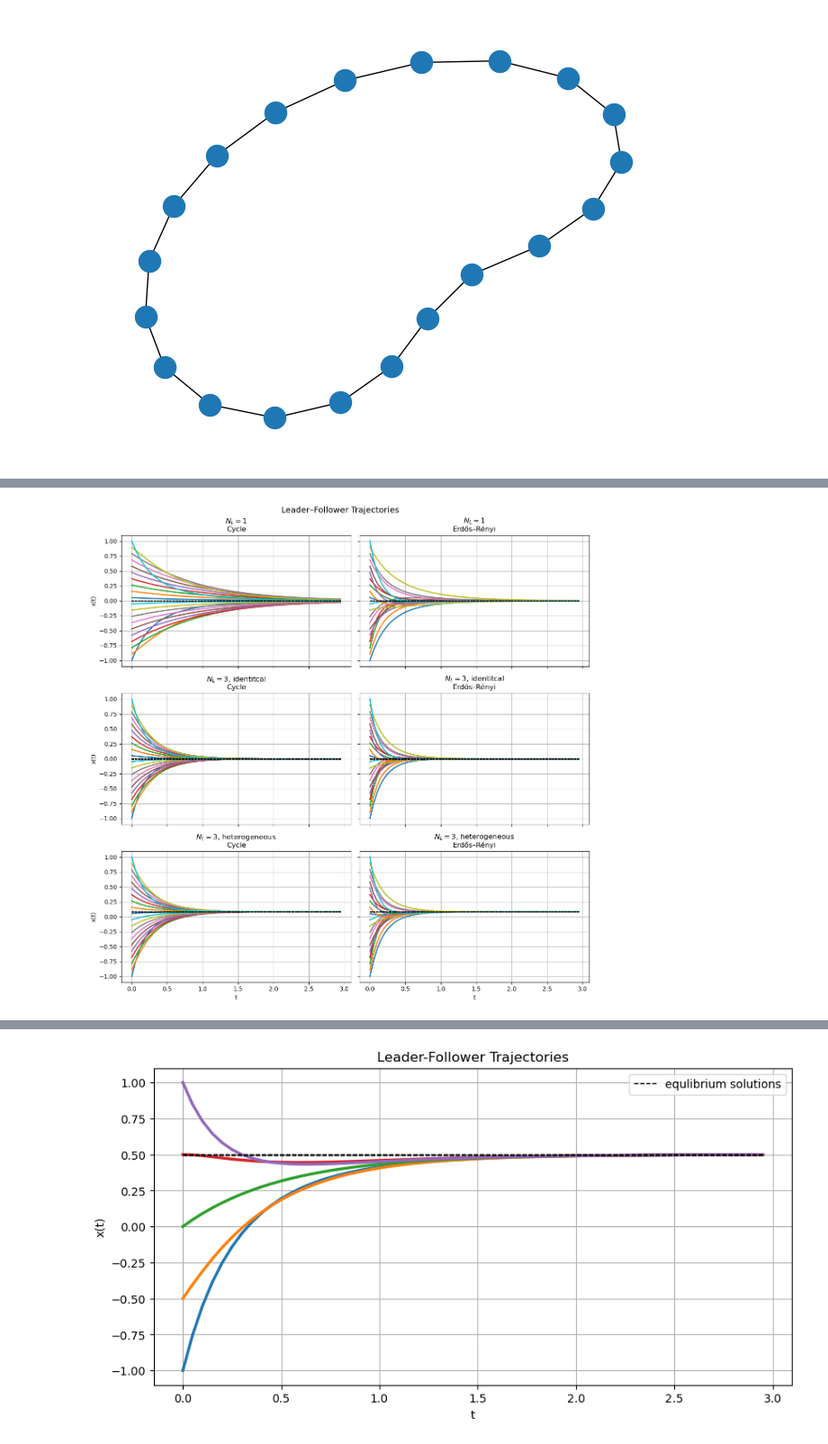
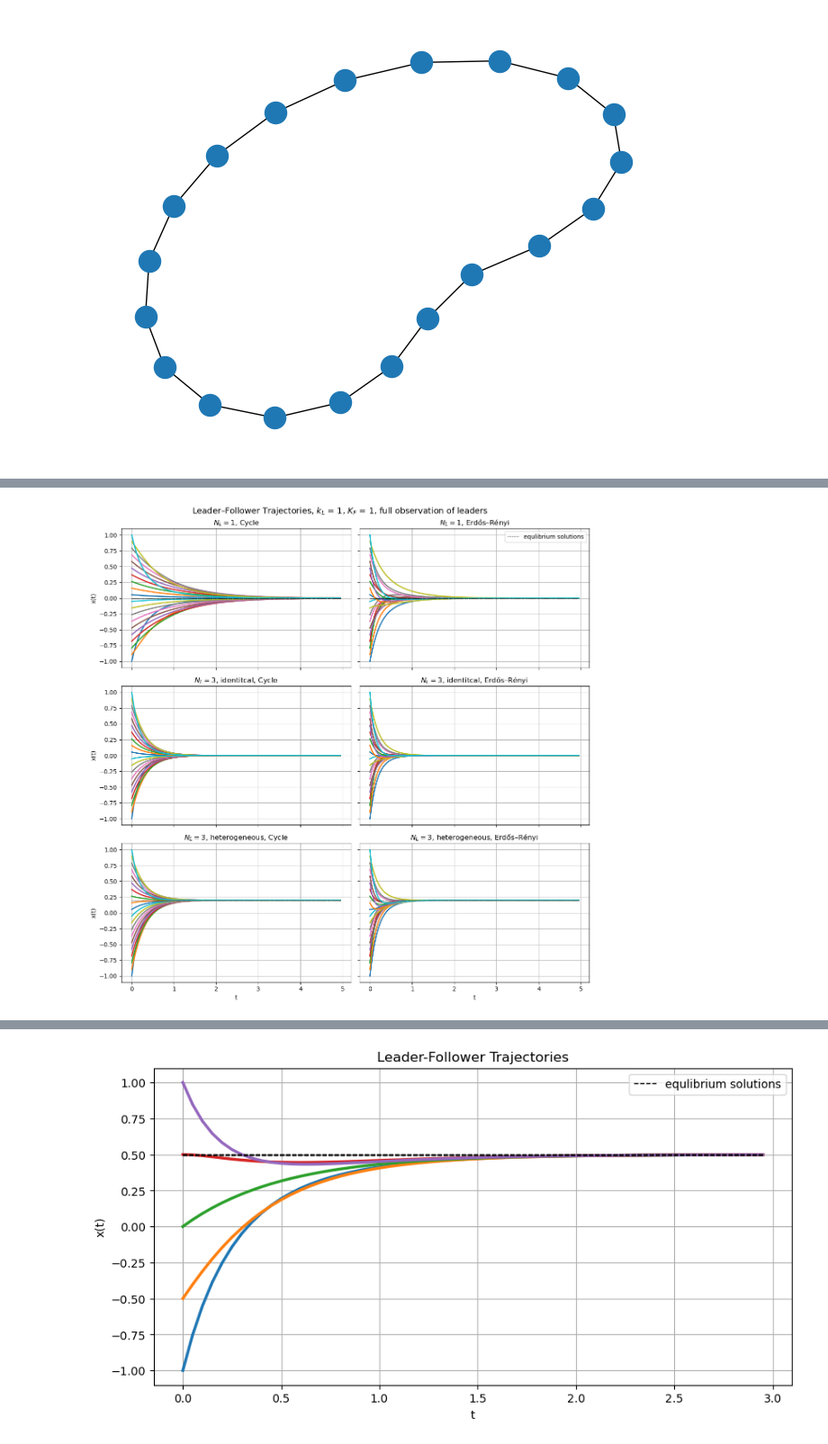
Before and after one commit to valentine-alia/MAE-6870, a Jupyter notebook: hw3/hw3_code_1.ipynb, the cells around one changed output, grey strips where cells are left out. Shown at 90% size. Saved outputs shown, nothing was run; the diff lists cells and outputs as text; code cells hidden in the pictures.

```diff
--- a/hw3/hw3_code_1.ipynb
+++ b/hw3/hw3_code_1.ipynb
@@ -215,27 +266,10 @@ def get_solutions(kF,kL):
 # %%
+tspan = (0,5)
+t_eval = np.arange(tspan[0],tspan[1],0.05)
+kL = 1
+kF = 1
+
 solutions = get_solutions(kF,kL)
+plot_solutions(solutions,f"Leader–Follower Trajectories, $k_L$ = {kL}, $K_F$ = {kF}, full observation of leaders")
+# %% [output]
+[figure, added]
-# %%
-fig, axes = plt.subplots(len(scenarios), len(graph_labels), figsize=(12, 12), sharex=True, sharey=True)
-
-for i, scenario in enumerate(scenarios):
-    for j, graph_label in enumerate(graph_labels):
-        ax = axes[i, j]
-        sol, xeq = solutions[i][j]
-
-        for k in range(sol.y.shape[0]):
-            ax.plot(sol.t, sol.y[k], lw=2)
-
-        ax.hlines(xeq,t_eval[0],t_eval[-1],label = 'equlibrium solutions',color = 'black',lw = 1,linestyle="--")
-
-        ax.set_title(f"{scenario}\n{graph_label}")
-        ax.grid(True)
-        if i == len(scenarios) - 1: # just plot at the bottom to save space
-            ax.set_xlabel("t")
-        if j == 0:
-            ax.set_ylabel("x(t)")
-
-fig.suptitle("Leader–Follower Trajectories", fontsize=14)
-plt.tight_layout()
-plt.show()
-# %% [output]
-[figure, removed]
```
Also changed, not shown: parts of 8 cells of this notebook, 1 other file.
